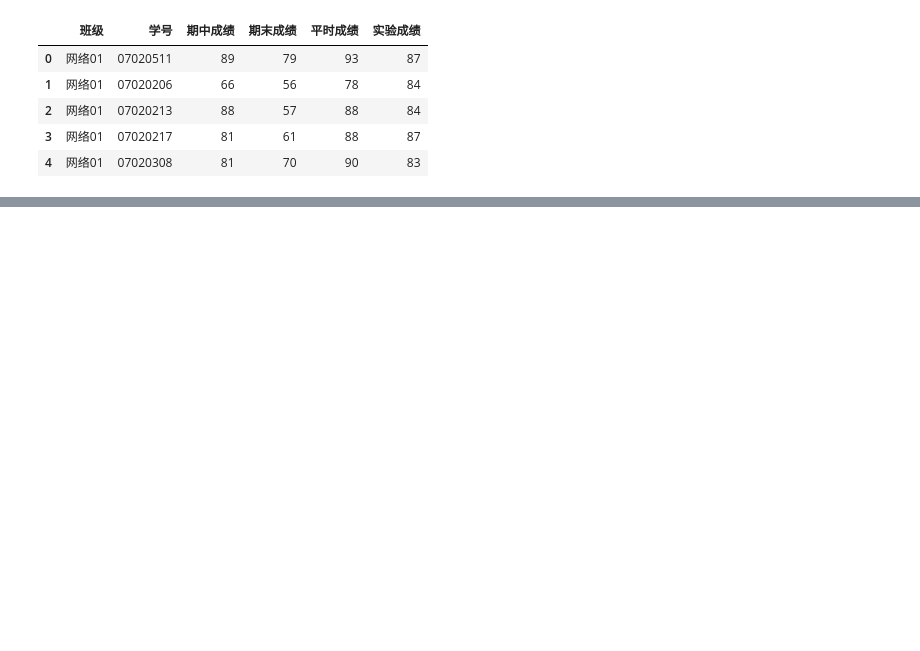
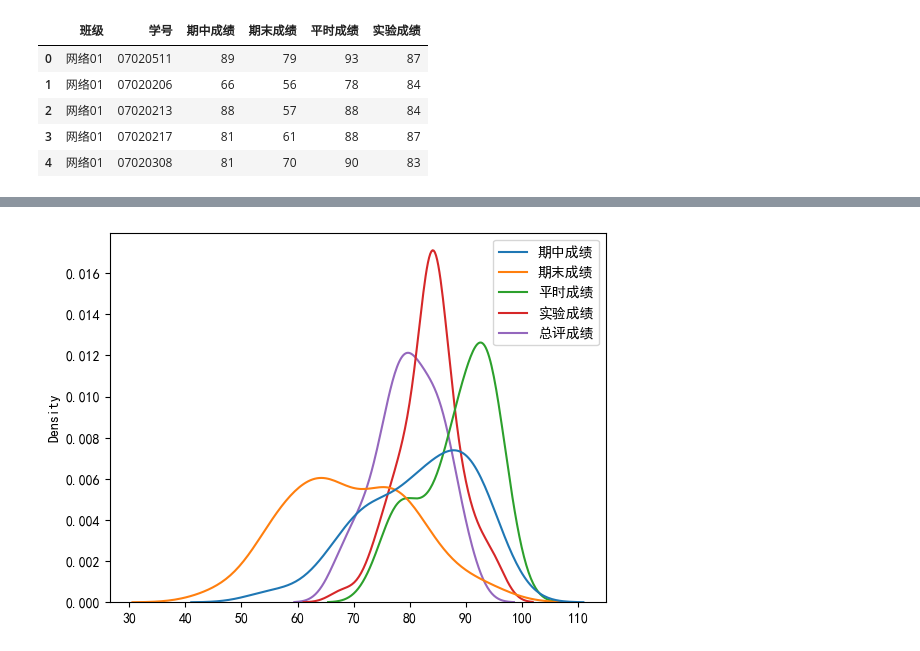
Before and after one commit to ldings/python, a Jupyter notebook: s3questions.ipynb, the cells around one changed output, grey strips where cells are left out. Cells and saved outputs as stored; diff of their text form; code cells hidden in the pictures; blank space fills up the shorter version.

```diff
--- a/s3questions.ipynb
+++ b/s3questions.ipynb
@@ -30,0 +97,6 @@ marks.describe()
+# %%
+#或 marks[cols].plot.kde()
+sns.kdeplot(marks[cols])
+plt.show()
+# %% [output]
+[figure, added]
```
Also changed, not shown: parts of 29 cells of this notebook.
